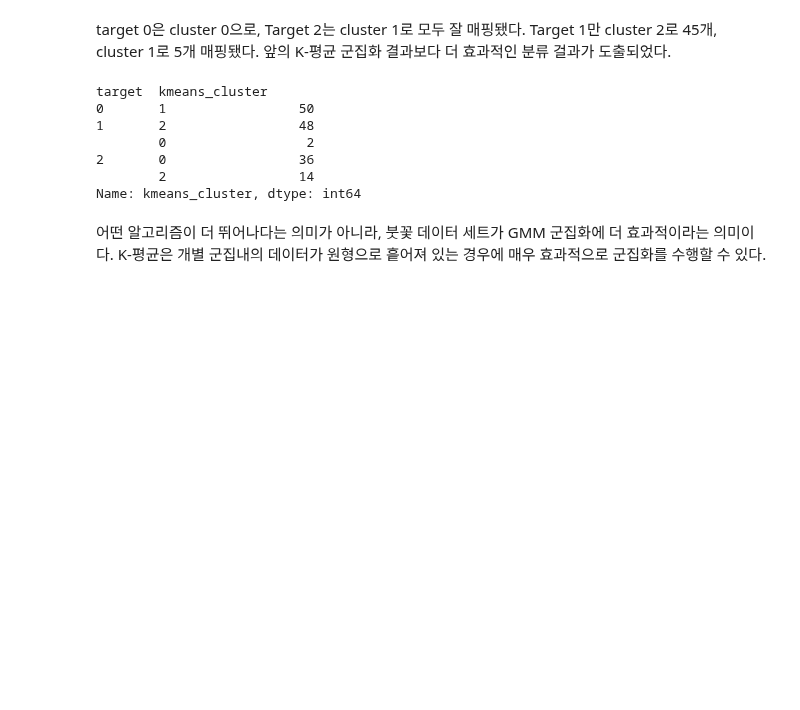
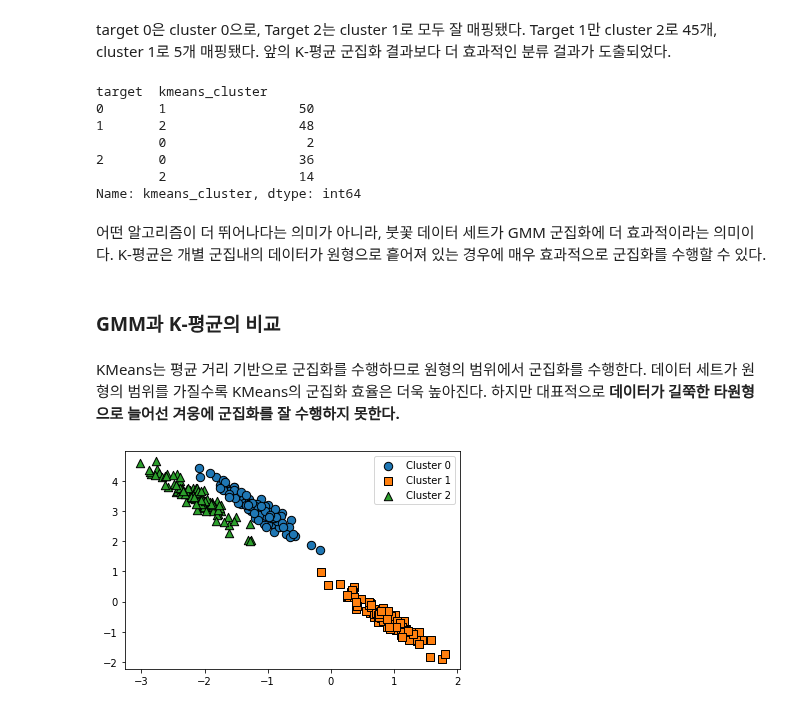
Before and after one commit to wizdom-js/data_analysis, a Jupyter notebook: 파이썬 머신러닝 완벽가이드/Chapter_07_군집화.ipynb, the cells around one changed output. Cells and saved outputs as stored; diff of their text form; code cells hidden in the pictures; blank space fills up the shorter version.

```diff
--- a/파이썬 머신러닝 완벽가이드/Chapter_07_군집화.ipynb
+++ b/파이썬 머신러닝 완벽가이드/Chapter_07_군집화.ipynb
@@ -599,3 +599,7 @@ target  kmeans_cluster
 Name: kmeans_cluster, dtype: int64
 # %% [markdown]
 어떤 알고리즘이 더 뛰어나다는 의미가 아니라, 붓꽃 데이터 세트가 GMM 군집화에 더 효과적이라는 의미이다. K-평균은 개별 군집내의 데이터가 원형으로 흩어져 있는 경우에 매우 효과적으로 군집화를 수행할 수 있다.
+# %% [markdown]
+### GMM과 K-평균의 비교
+# %% [markdown]
+KMeans는 평균 거리 기반으로 군집화를 수행하므로 원형의 범위에서 군집화를 수행한다. 데이터 세트가 원형의 범위를 가질수록 KMeans의 군집화 효율은 더욱 높아진다. 하지만 대표적으로 **데이터가 길쭉한 타원형으로 늘어선 겨웅에 군집화를 잘 수행하지 못한다.**
@@ -601,0 +639,18 @@ Name: kmeans_cluster, dtype: int64
+# %%
+from sklearn.datasets import make_blobs
+
+# make_blobs()로 300개의 데이터 세트, 3개의 군집 세트, cluster_std=0.5를 만듦
+X, y = make_blobs(n_samples=300, n_features=2, centers=3, cluster_std=0.5, random_state=0)
+
+# 길게 늘어난 타원형의 데이터 세트를 생성하기 위해 변환함.
+transformation = [[0.60834549, -0.63667341], [-0.40887718, 0.85253229]]
+X_aniso = np.dot(X, transformation)
+
+# feature 데이터 세트와 make_blobs()의 y결괏값을 데이터프레임으로 저장
+clusterDF = pd.DataFrame(data=X_aniso, columns=['ftr1', 'ftr2'])
+clusterDF['target'] = y
+
+# 생성된 데이터 세트를 target 별로 다른 마커로 표시해 시각화함
+visualize_cluster_plot(None, clusterDF, 'target', iscenter=False)
+# %% [output]
+[figure, added]
```
Also changed, not shown: parts of 7 cells of this notebook.
